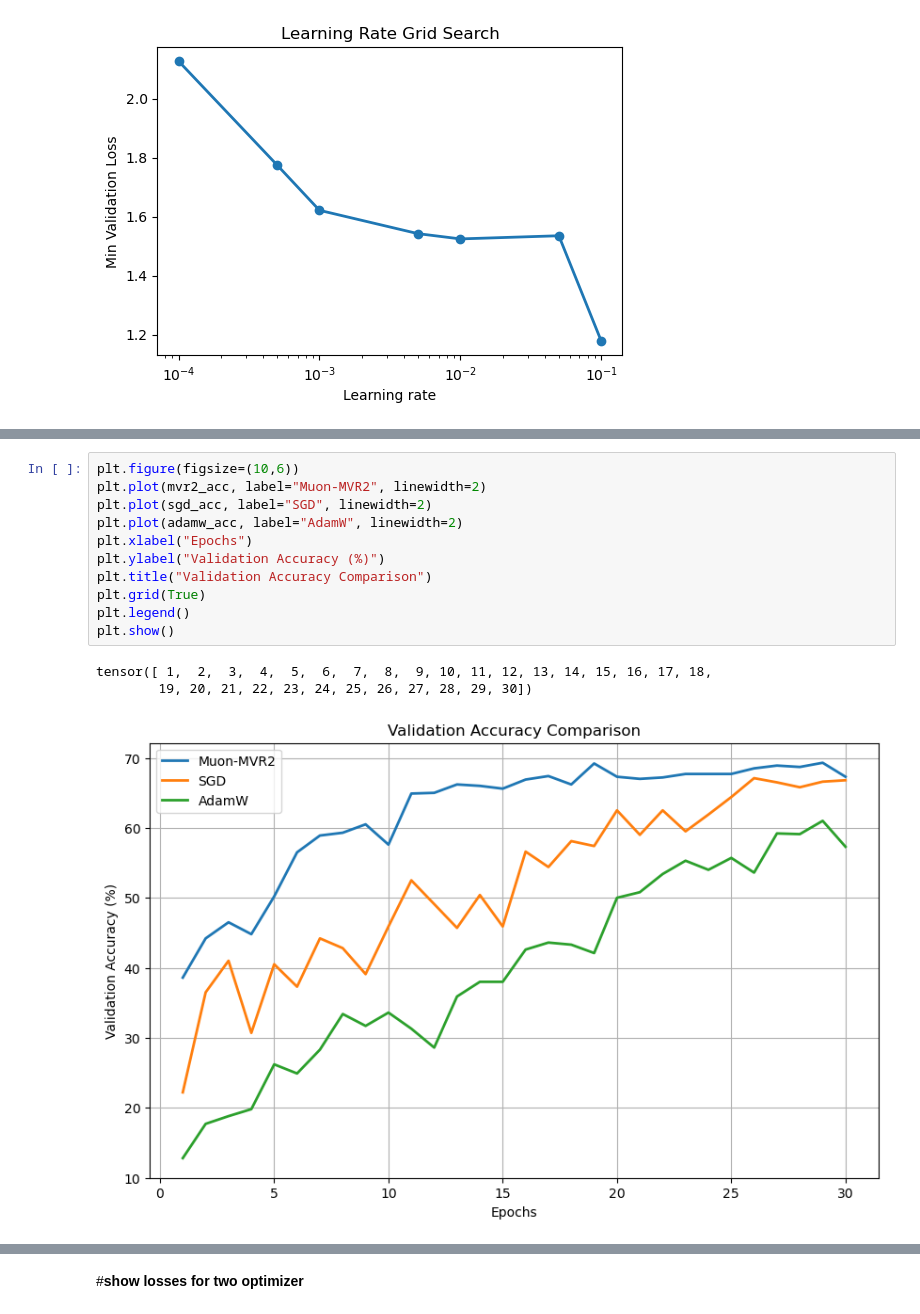
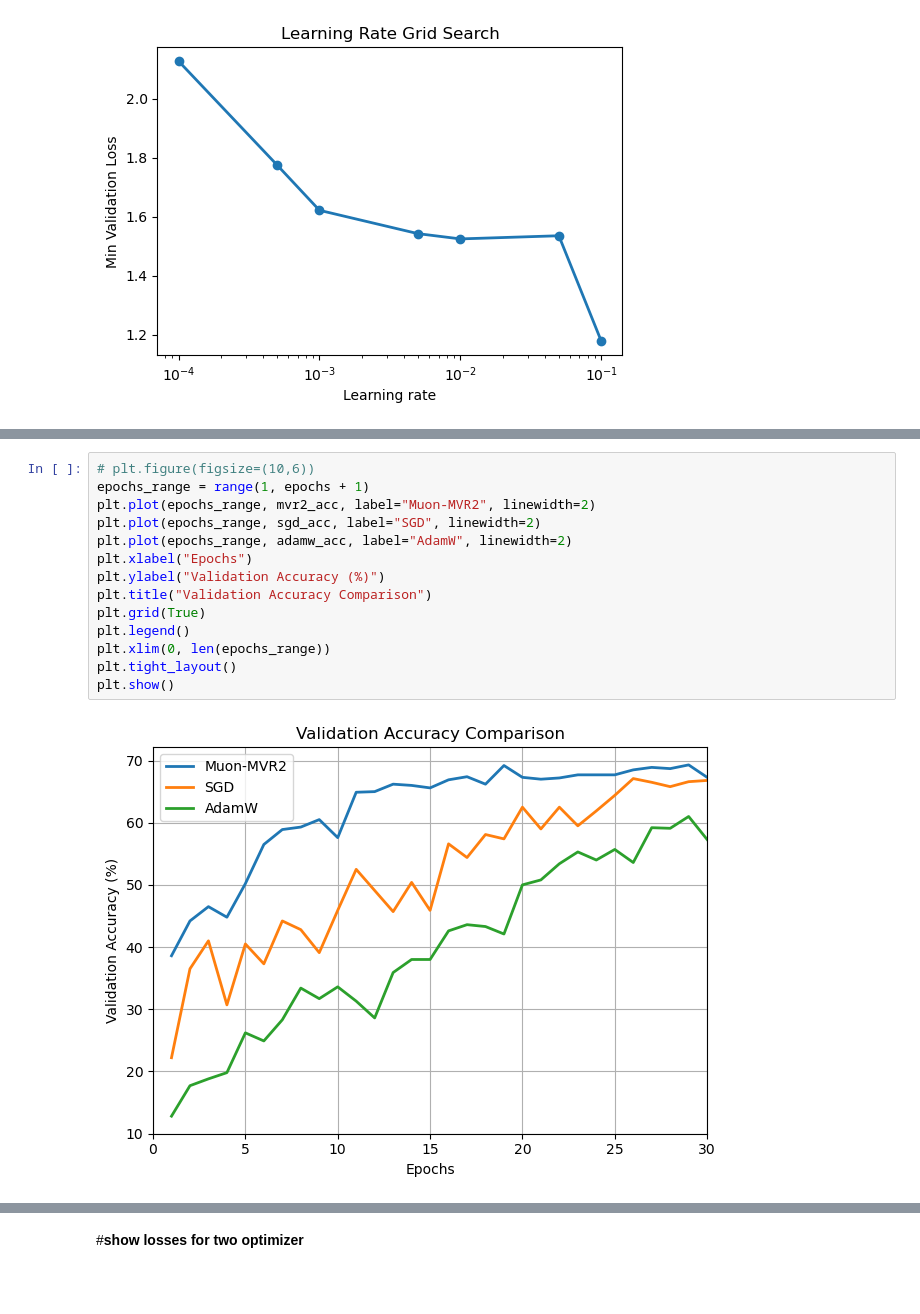
Before and after one commit to RayCyder/Intro, a Jupyter notebook: ResNet_Implementation_on_CIFAR10_2.ipynb, the cells around one changed output, grey strips where cells are left out. Cells and saved outputs as stored; diff of their text form; blank space fills up the shorter version.

```diff
--- a/ResNet_Implementation_on_CIFAR10_2.ipynb
+++ b/ResNet_Implementation_on_CIFAR10_2.ipynb
@@ -757,17 +759,18 @@ plt.legend()
 # %%
-plt.figure(figsize=(10,6))
-plt.plot(mvr2_acc, label="Muon-MVR2", linewidth=2)
-plt.plot(sgd_acc, label="SGD", linewidth=2)
-plt.plot(adamw_acc, label="AdamW", linewidth=2)
+# plt.figure(figsize=(10,6))
+epochs_range = range(1, epochs + 1)
+plt.plot(epochs_range, mvr2_acc, label="Muon-MVR2", linewidth=2)
+plt.plot(epochs_range, sgd_acc, label="SGD", linewidth=2)
+plt.plot(epochs_range, adamw_acc, label="AdamW", linewidth=2)
 plt.xlabel("Epochs")
 plt.ylabel("Validation Accuracy (%)")
 plt.title("Validation Accuracy Comparison")
 plt.grid(True)
 plt.legend()
+plt.xlim(0, len(epochs_range))
+plt.tight_layout()
 plt.show()
 # %% [output]
-tensor([ 1,  2,  3,  4,  5,  6,  7,  8,  9, 10, 11, 12, 13, 14, 15, 16, 17, 18,
-        19, 20, 21, 22, 23, 24, 25, 26, 27, 28, 29, 30])
-[figure, old version]
+[figure, new version]
 # %%
 import matplotlib.pyplot as plt
```
Also changed, not shown: parts of 2 cells of this notebook.
